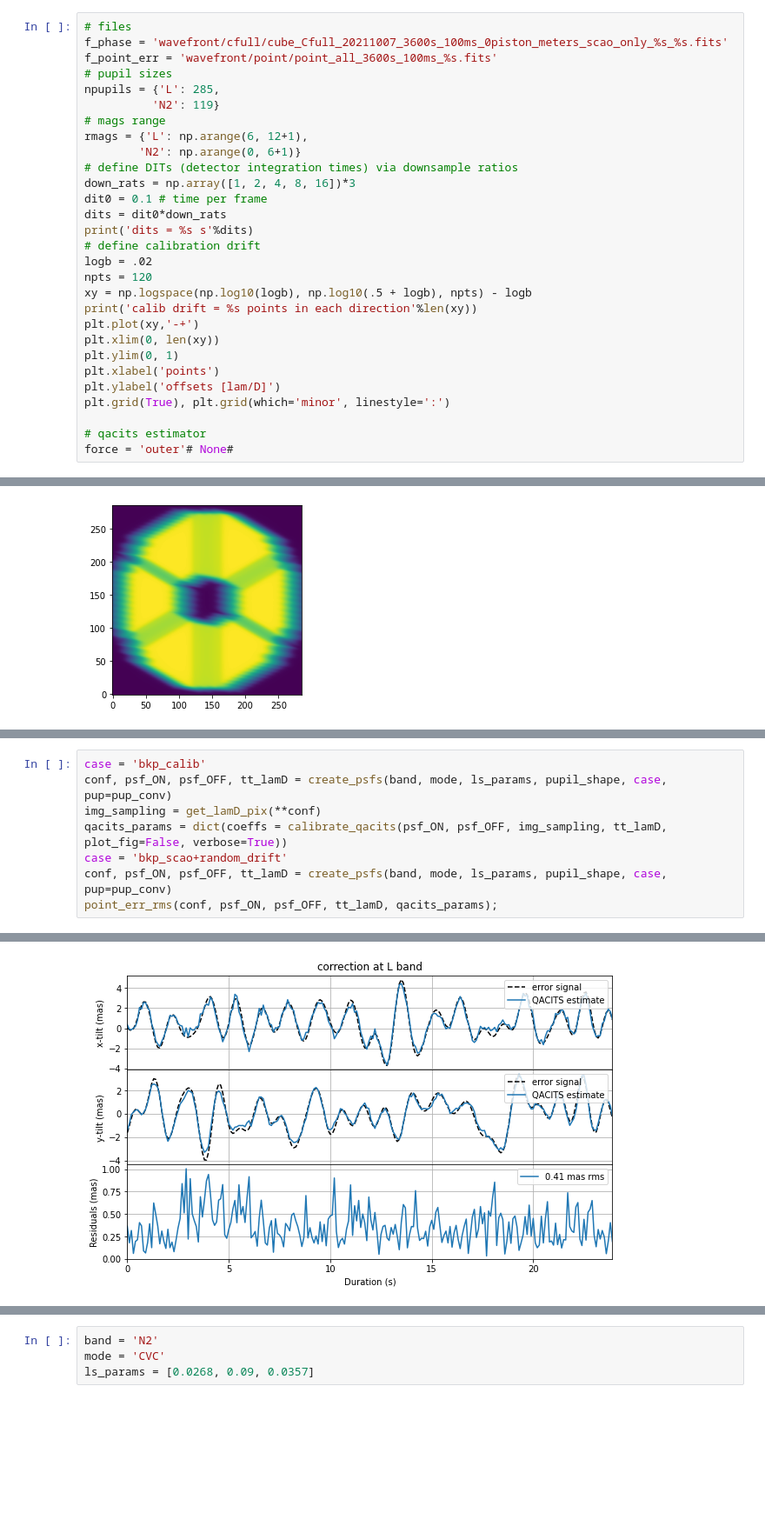
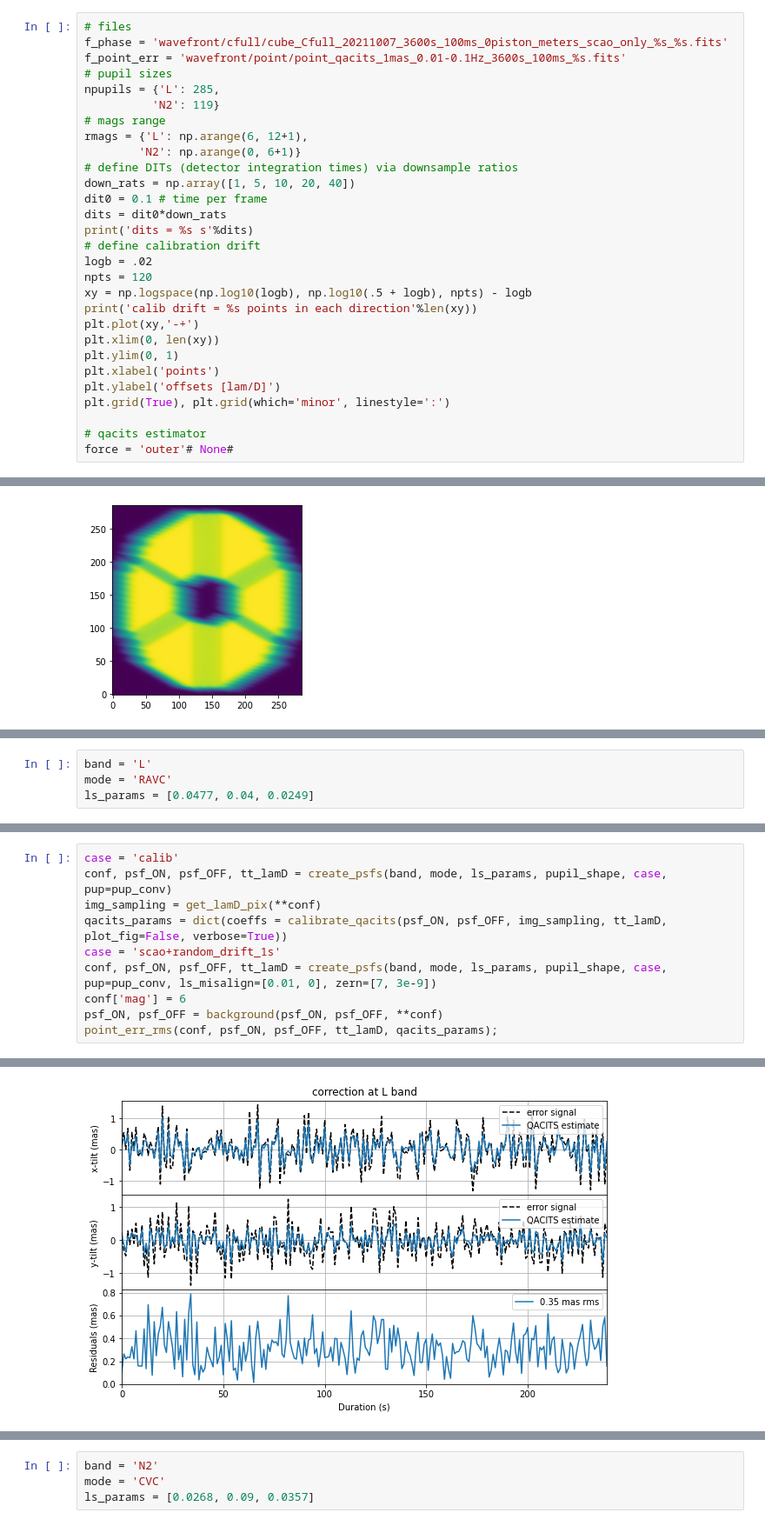
Before and after one commit to vortex-exoplanet/QACITS, a Jupyter notebook: notebooks/pointing_error_analysis_METIS.ipynb, the cells around one changed output, grey strips where cells are left out. Shown at 87% size. Saved outputs shown, nothing was run; the diff lists cells and outputs as text; blank space fills up the shorter version.

```diff
--- a/notebooks/pointing_error_analysis_METIS.ipynb
+++ b/notebooks/pointing_error_analysis_METIS.ipynb
@@ -19,7 +19,7 @@ import matplotlib.pyplot as plt
 # %%
 # files
 f_phase = 'wavefront/cfull/cube_Cfull_20211007_3600s_100ms_0piston_meters_scao_only_%s_%s.fits'
-f_point_err = 'wavefront/point/point_all_3600s_100ms_%s.fits'
+f_point_err = 'wavefront/point/point_qacits_1mas_0.01-0.1Hz_3600s_100ms_%s.fits'
 # pupil sizes
 npupils = {'L': 285,
           'N2': 119}
@@ -27,7 +27,7 @@ npupils = {'L': 285,
 rmags = {'L': np.arange(6, 12+1),
         'N2': np.arange(0, 6+1)}
 # define DITs (detector integration times) via downsample ratios
-down_rats = np.array([1, 2, 4, 8, 16])*3
+down_rats = np.array([1, 5, 10, 20, 40])
 dit0 = 0.1 # time per frame
 dits = dit0*down_rats
 print('dits = %s s'%dits)
@@ -506,0 +573,4 @@ Loading PSFs
+# %%
+band = 'L'
+mode = 'RAVC'
+ls_params = [0.0477, 0.04, 0.0249]
@@ -507,9 +624,11 @@ Loading PSFs
 # %%
-case = 'bkp_calib'
+case = 'calib'
 conf, psf_ON, psf_OFF, tt_lamD = create_psfs(band, mode, ls_params, pupil_shape, case, pup=pup_conv)
 img_sampling = get_lamD_pix(**conf)
 qacits_params = dict(coeffs = calibrate_qacits(psf_ON, psf_OFF, img_sampling, tt_lamD, plot_fig=False, verbose=True))
-case = 'bkp_scao+random_drift'
-conf, psf_ON, psf_OFF, tt_lamD = create_psfs(band, mode, ls_params, pupil_shape, case, pup=pup_conv)
+case = 'scao+random_drift_1s'
+conf, psf_ON, psf_OFF, tt_lamD = create_psfs(band, mode, ls_params, pupil_shape, case, pup=pup_conv, ls_misalign=[0.01, 0], zern=[7, 3e-9])
+conf['mag'] = 6
+psf_ON, psf_OFF = background(psf_ON, psf_OFF, **conf)
 point_err_rms(conf, psf_ON, psf_OFF, tt_lamD, qacits_params);
 # %% [output]
@@ -526,3 +645,3 @@ Case = bkp_scao+random_drift_blur
 Loading PSFs
-[figure, old version]
+[figure, new version]
 # %% [markdown]
```
Also changed, not shown: parts of 75 cells of this notebook, 2 other files.
